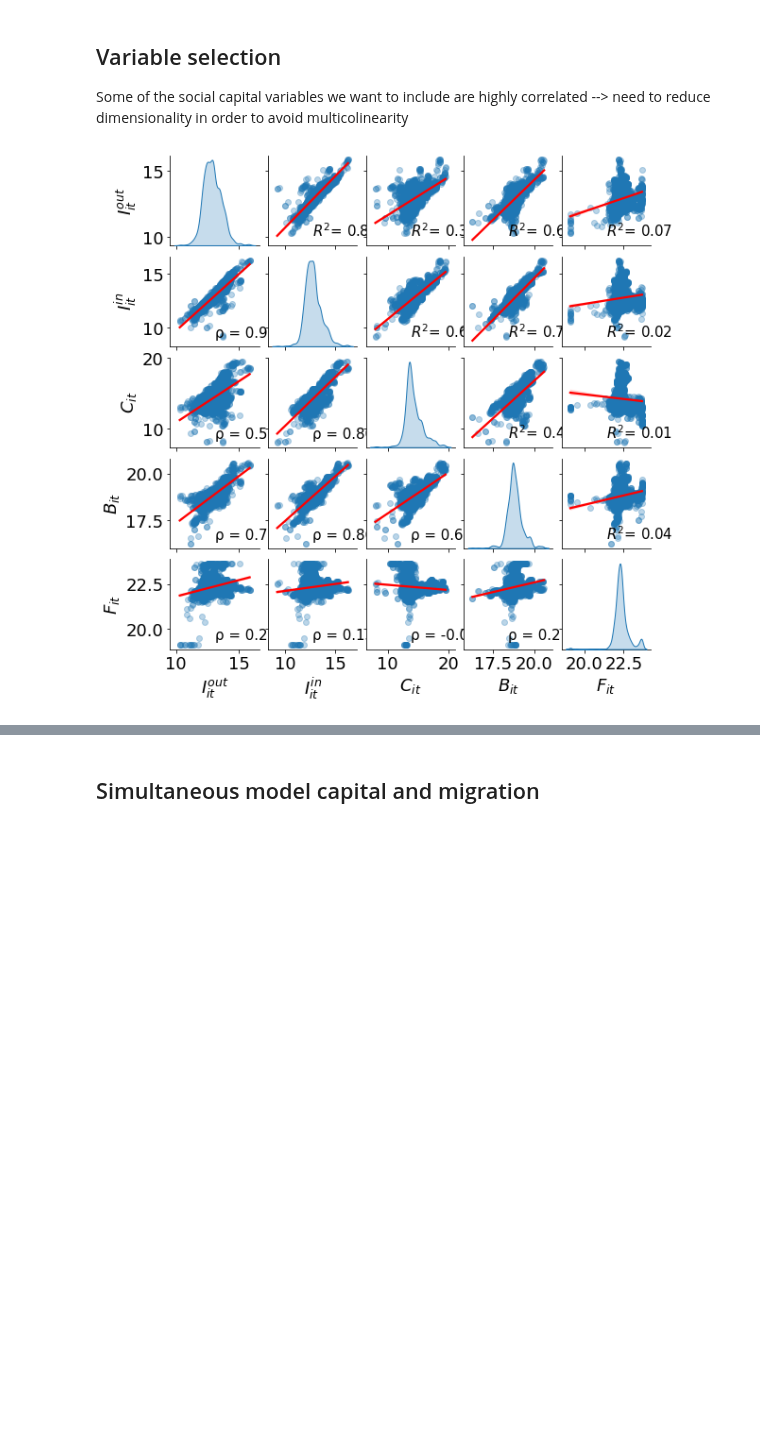
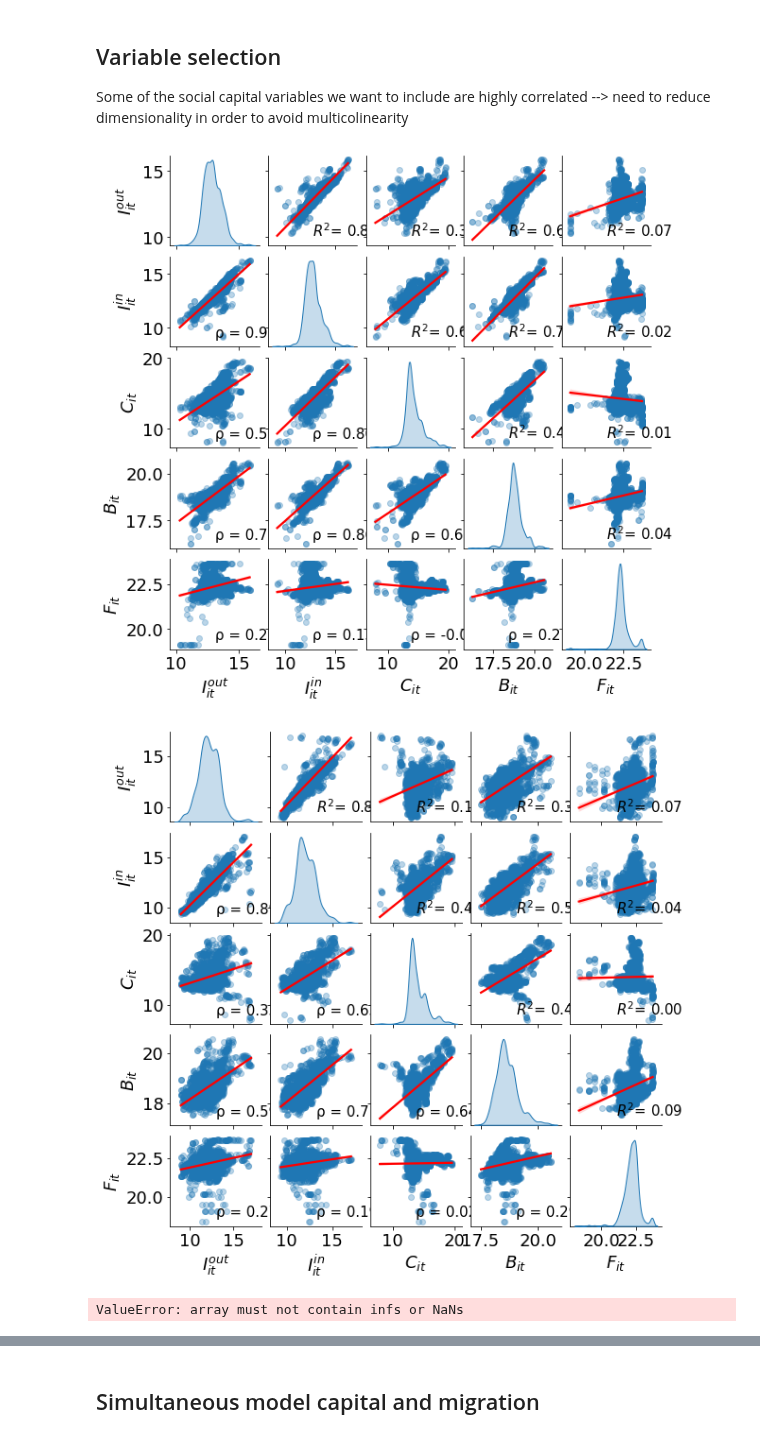
Before and after one commit to jaimeoliver1/social_capital_in_trade_networks, a Jupyter notebook: notebooks/01_01_linear_models_social_capital.ipynb, the cells around one changed output, grey strips where cells are left out. Drawn from its saved outputs; the diff is of its cells as text; code cells hidden in the pictures; blank space fills up the shorter version.

Commit message:
Pushed from Domino: https://domino.clarity.ai/u/jaime_oliver/social_capital/runs/610a40273c81835e31971773

```diff
--- a/notebooks/01_01_linear_models_social_capital.ipynb
+++ b/notebooks/01_01_linear_models_social_capital.ipynb
@@ -139,28 +140,30 @@ def r2func(x,y, ax=None, **kws):
 # %%
 for n in networks:
     corr_cols = [f'{n}_{c}' for c in ['hubs', 'authorities', 'gfi', 'bridging', 'favor']]
 
     plt.rcParams.update({'font.size': 18})
 
     g = sns.pairplot(df_model[corr_cols], kind='reg', diag_kind = 'kde', plot_kws={'scatter_kws': {'alpha': 0.3}, 'line_kws':{'color':'red'}})
     g.fig.set_size_inches(8,8)
     g.map_lower(corrfunc)
     g.map_upper(r2func)
 
     names = dict(zip(corr_cols, ['$I_{it}^{out}$', '$I_{it}^{in}$', '$C_{it}$', '$B_{it}$', '$F_{it}$'] ))
 
     plt.rcParams.update({'font.size': 18})
     for i in range(len(corr_cols)):
         for j in range(len(corr_cols)):
             xlabel = g.axes[i][j].get_xlabel()
             ylabel = g.axes[i][j].get_ylabel()
             if xlabel in names.keys():
                 g.axes[i][j].set_xlabel(names[xlabel])
             if ylabel in names.keys():
                 g.axes[i][j].set_ylabel(names[ylabel])
 
-    save_to = os.path.join(Path(os.getcwd()).parent.resolve(), 'reports', 'figures', f'{f}_social_capital_multicolinearity.png')
+    save_to = os.path.join(Path(os.getcwd()).parent.resolve(), 'reports', 'figures', f'{n}_social_capital_multicolinearity.png')
     plt.savefig(save_to)
     plt.show()
 # %% [output]
 [figure]
+[figure, added]
+ValueError: array must not contain infs or NaNs
```
Also changed, not shown: parts of 7 cells of this notebook.
